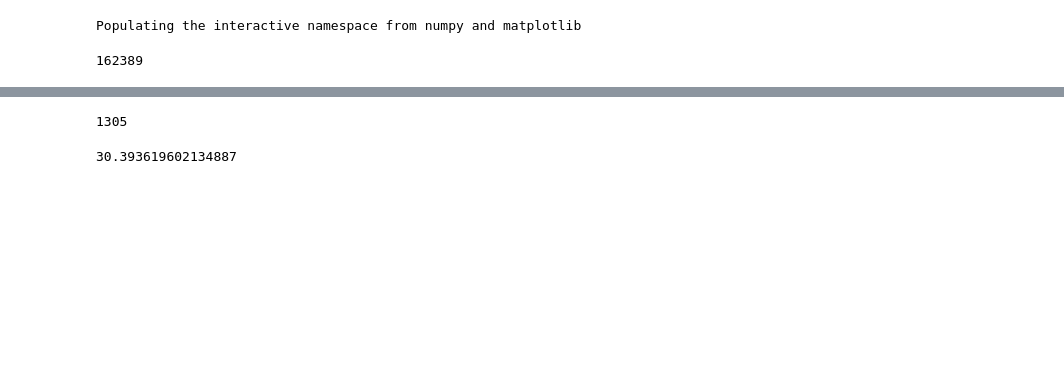
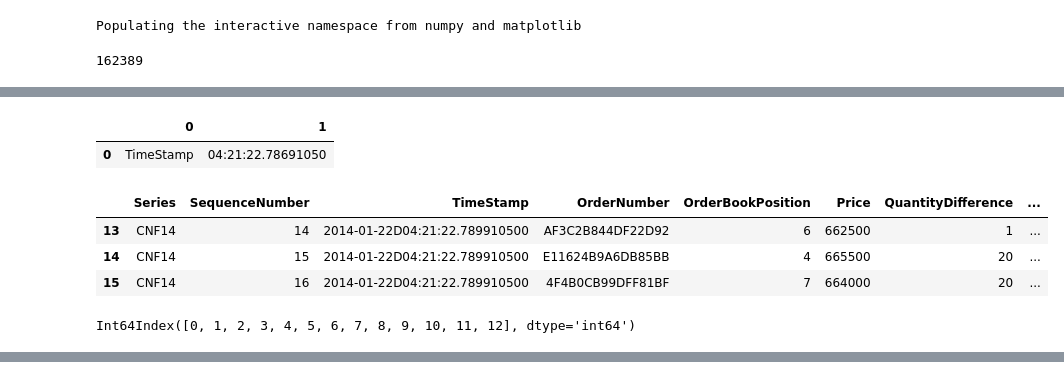
Before and after one commit to rorysroes/SGX-Full-OrderBook-Tick-Data-Trading-Strategy, a Jupyter notebook: CNF14_01_22.ipynb, the cells around one changed output, grey strips where cells are left out. Drawn from its saved outputs; the diff is of its cells as text; code cells hidden in the pictures; blank space fills up the shorter version.

```diff
--- a/CNF14_01_22.ipynb
+++ b/CNF14_01_22.ipynb
@@ -123,0 +213,5 @@ data[(data.BidOrAsk == 'B') & (data.TimeStamp == e)]
+# %%
+v
+# %% [output]
+|  | 0 | 1 |
+| 0 | TimeStamp | 04:21:22.78691050 |
@@ -124,3 +220,15 @@ data[(data.BidOrAsk == 'B') & (data.TimeStamp == e)]
+# %%
+e = data.TimeStamp.unique()[1]
+data[(data.BidOrAsk == 'B') & (data.TimeStamp == e)]
+# %% [output]
+|  | Series | SequenceNumber | TimeStamp | OrderNumber | OrderBookPosition | Price | QuantityDifference | ... |
+| 13 | CNF14 | 14 | 2014-01-22D04:21:22.789910500 | AF3C2B844DF22D92 | 6 | 662500 | 1 | ... |
+| 14 | CNF14 | 15 | 2014-01-22D04:21:22.789910500 | E11624B9A6DB85BB | 4 | 665500 | 20 | ... |
+| 15 | CNF14 | 16 | 2014-01-22D04:21:22.789910500 | 4F4B0CB99DFF81BF | 7 | 664000 | 20 | ... |
+# %%
+order_book_ask[1].index
+# %% [output]
+Int64Index([0, 1, 2, 3, 4, 5, 6, 7, 8, 9, 10, 11, 12], dtype='int64')
 # %%
 x = data.TimeStamp.unique()
 data[data['TimeStamp'].str.contains(x[0])]
@@ -138,11 +246,3 @@ data[data['TimeStamp'].str.contains(x[0])]
 | 9 | CNF14 | 10 | 2014-01-22D04:21:22.786910500 | E19E84B960F74517 | 4 | 664500 | 20 | ... |
 | 10 | CNF14 | 11 | 2014-01-22D04:21:22.786910500 | 166000C4C677AB77 | 5 | 693000 | 1 | ... |
 | 11 | CNF14 | 12 | 2014-01-22D04:21:22.786910500 | 6D8780B9C86AAC2A | 4 | 665000 | 20 | ... |
-# %%
-len(x)
-# %% [output]
-1305
-# %%
-(100226/8244.0) * 150 / 60
-# %% [output]
-30.393619602134887
```
Also changed, not shown: parts of 22 cells of this notebook.
